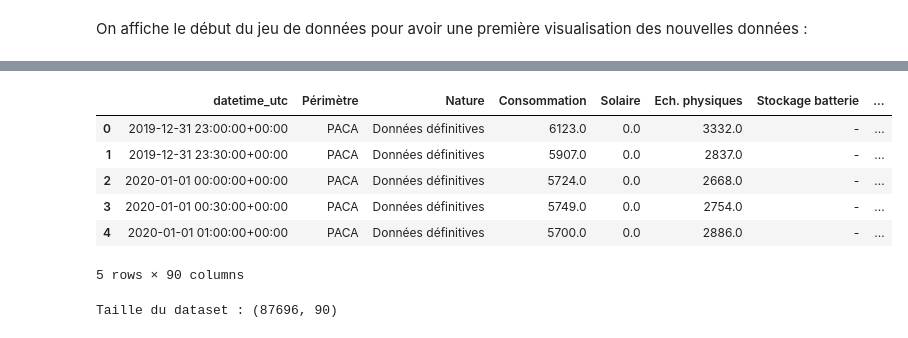
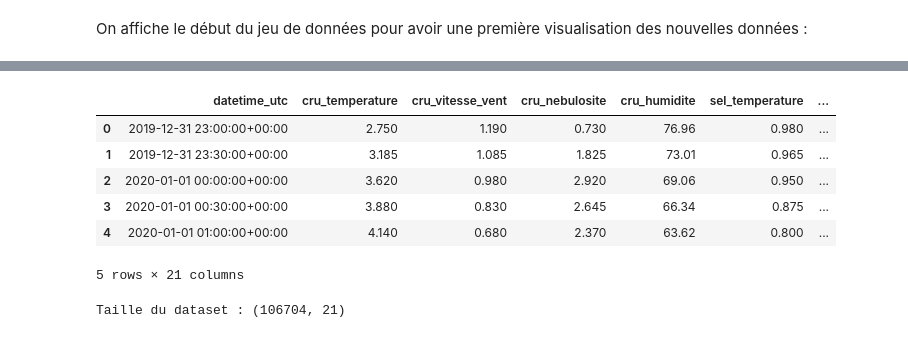
Before and after one commit to Math2935/aug25cds_variabilite, a Jupyter notebook: notebooks/02_collecte/04_meteorologie.ipynb, the cells around one changed output, grey strips where cells are left out. Drawn from its saved outputs; the diff is of its cells as text; code cells hidden in the pictures.

```diff
--- a/notebooks/02_collecte/04_meteorologie.ipynb
+++ b/notebooks/02_collecte/04_meteorologie.ipynb
@@ -40,3 +34,18 @@ import numpy as np
+# %%
+# Chemin vers le répertoire de données d'entrée
+input_path = Path('../../data/local_data/input/')
+
+# Chemin vers le répertoire de résultats temporaires
+temp_path = Path('../../data/local_data/temp/')
+
+# Chemin vers le répertoire de résultats finaux
+output_path = Path('../../data/local_data/output/')
+
+# Chemin du dataset de production
+input_datasets = temp_path / 'production_2020_2025.csv'
+
+# Chemin du dataset des communes sélectionnées
+communes = output_path / 'best_communes_geo_energy.csv'
 # %% [markdown]
 On charge le jeu de données de l'étape précédente :
 # %%
@@ -361,14 +352,14 @@ df_cams.to_csv(output_datasets + "raw_2020_2024.csv", index=False)
 # %%
-# Exemple de la manière dont charger ce dataset production+astro+météo final :
-df = pd.read_csv(output_datasets + "raw_2020_2024.csv", parse_dates=['datetime_utc'])
+# Exemple de la manière dont charger ce dataset final de données météorologiques :
+df = pd.read_csv(temp_path / "meteorologie_2020_2025.csv", parse_dates=['datetime_utc'])
 display(df.head())
 print("Taille du dataset :", df.shape)
 # %% [output]
-|  | datetime_utc | Périmètre | Nature | Consommation | Solaire | Ech. physiques | Stockage batterie | ... |
-| 0 | 2019-12-31 23:00:00+00:00 | PACA | Données définitives | 6123.0 | 0.0 | 3332.0 | - | ... |
-| 1 | 2019-12-31 23:30:00+00:00 | PACA | Données définitives | 5907.0 | 0.0 | 2837.0 | - | ... |
-| 2 | 2020-01-01 00:00:00+00:00 | PACA | Données définitives | 5724.0 | 0.0 | 2668.0 | - | ... |
-| 3 | 2020-01-01 00:30:00+00:00 | PACA | Données définitives | 5749.0 | 0.0 | 2754.0 | - | ... |
-| 4 | 2020-01-01 01:00:00+00:00 | PACA | Données définitives | 5700.0 | 0.0 | 2886.0 | - | ... |
+|  | datetime_utc | cru_temperature | cru_vitesse_vent | cru_nebulosite | cru_humidite | sel_temperature | ... |
+| 0 | 2019-12-31 23:00:00+00:00 | 2.750 | 1.190 | 0.730 | 76.96 | 0.980 | ... |
+| 1 | 2019-12-31 23:30:00+00:00 | 3.185 | 1.085 | 1.825 | 73.01 | 0.965 | ... |
+| 2 | 2020-01-01 00:00:00+00:00 | 3.620 | 0.980 | 2.920 | 69.06 | 0.950 | ... |
+| 3 | 2020-01-01 00:30:00+00:00 | 3.880 | 0.830 | 2.645 | 66.34 | 0.875 | ... |
+| 4 | 2020-01-01 01:00:00+00:00 | 4.140 | 0.680 | 2.370 | 63.62 | 0.800 | ... |
-5 rows × 90 columns
+5 rows × 21 columns
-Taille du dataset : (87696, 90)
+Taille du dataset : (106704, 21)
```
Also changed, not shown: parts of 27 cells of this notebook, 3 other files.
